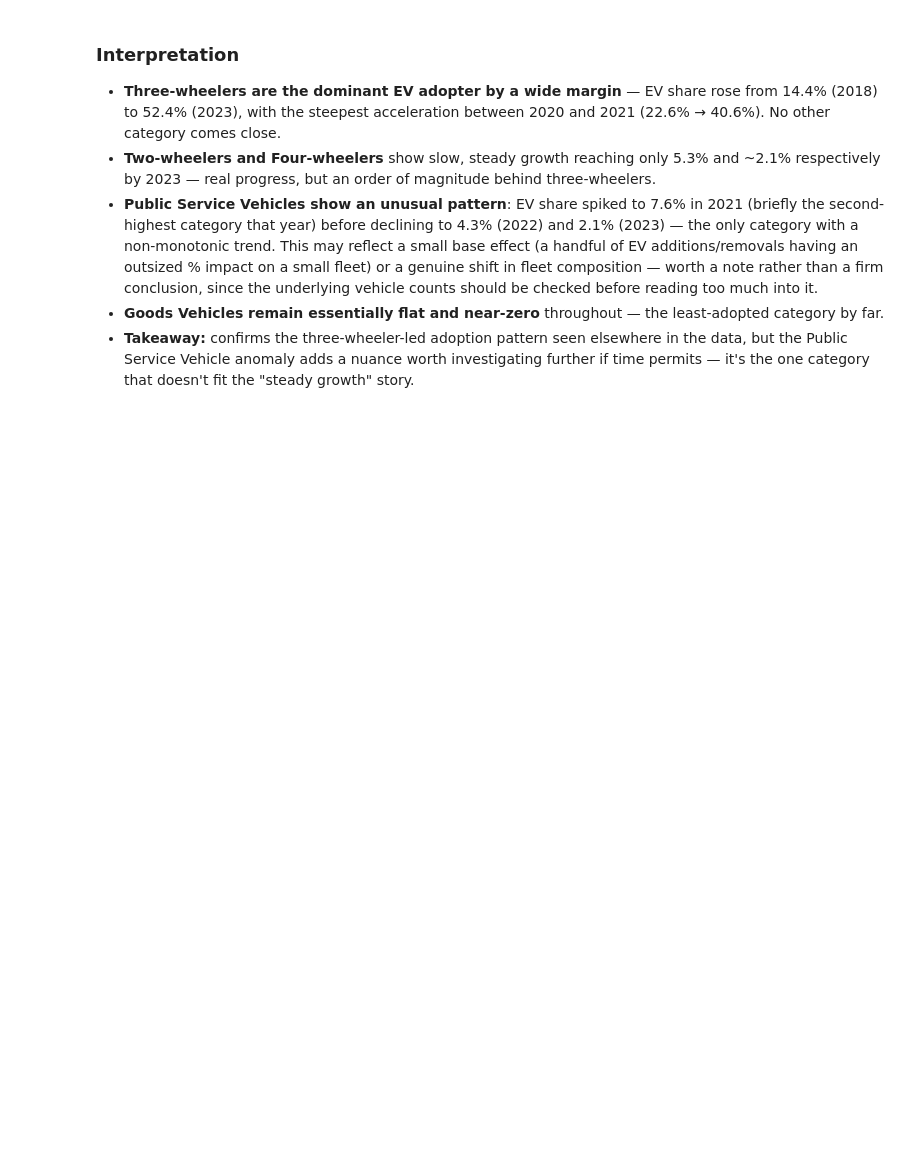
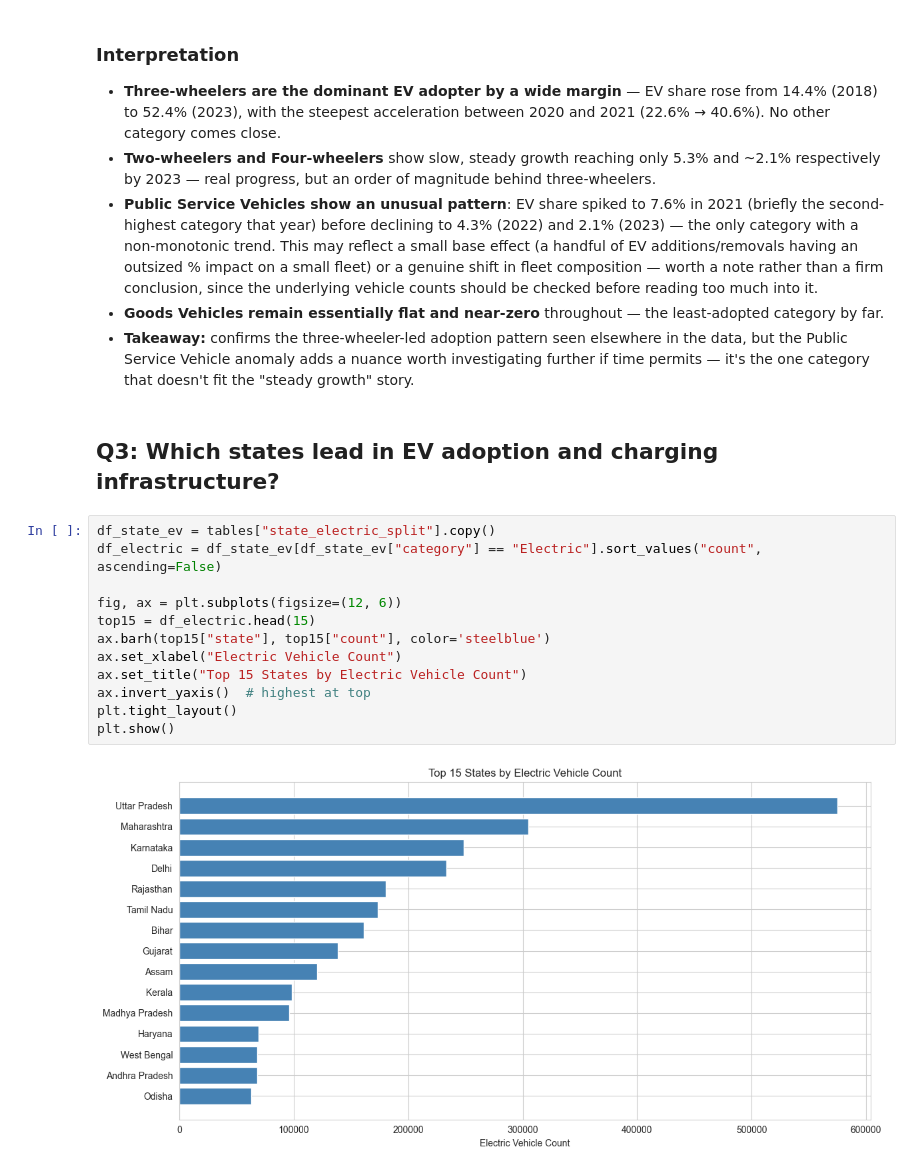
Before and after one commit to RitikaSen27/Automobile-sales-and-EV-adoption-trends, a Jupyter notebook: ev_analysis.ipynb, the cells around one changed output. Saved outputs shown, nothing was run; the diff lists cells and outputs as text; blank space fills up the shorter version.

Commit message:
Complete Q3: state-wise EV adoption vs charging infrastructure comparison

```diff
--- a/ev_analysis.ipynb
+++ b/ev_analysis.ipynb
@@ -166,3 +166,19 @@ plt.show()
   elsewhere in the data, but the Public Service Vehicle anomaly adds a
   nuance worth investigating further if time permits — it's the one
   category that doesn't fit the "steady growth" story.
+# %% [markdown]
+## Q3: Which states lead in EV adoption and charging infrastructure?
+# %%
+df_state_ev = tables["state_electric_split"].copy()
+df_electric = df_state_ev[df_state_ev["category"] == "Electric"].sort_values("count", ascending=False)
+
+fig, ax = plt.subplots(figsize=(12, 6))
+top15 = df_electric.head(15)
+ax.barh(top15["state"], top15["count"], color='steelblue')
+ax.set_xlabel("Electric Vehicle Count")
+ax.set_title("Top 15 States by Electric Vehicle Count")
+ax.invert_yaxis()  # highest at top
+plt.tight_layout()
+plt.show()
+# %% [output]
+[figure, added]
```
Also changed, not shown: parts of 3 cells of this notebook.
